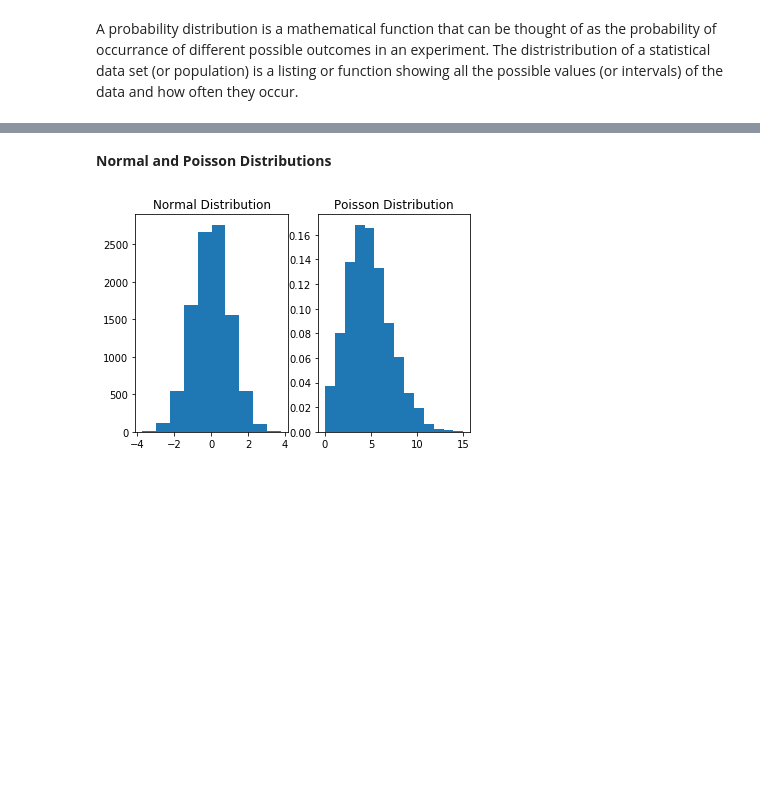
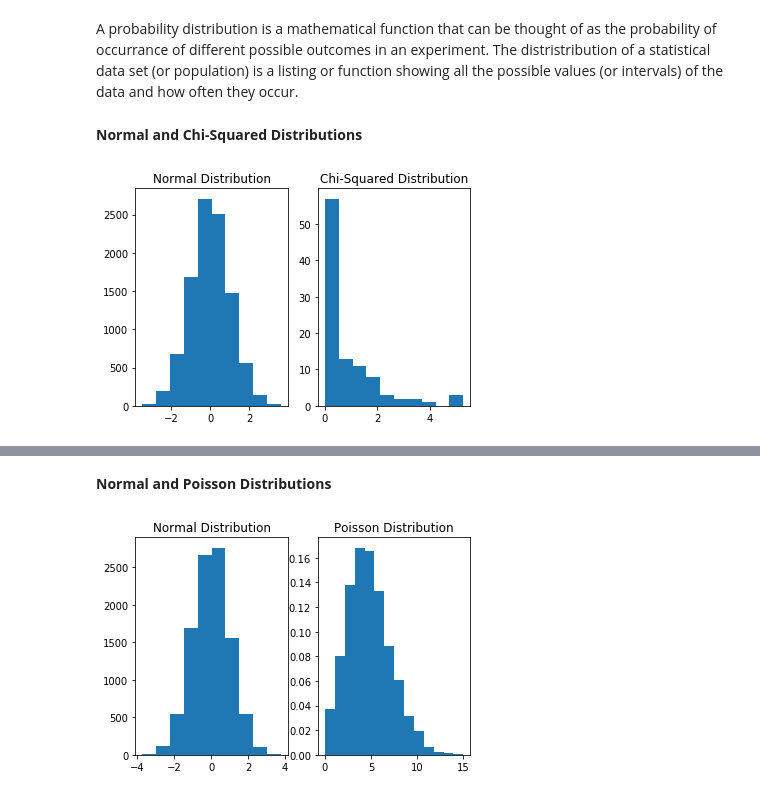
Before and after one commit to fionanealon/numpy-random, a Jupyter notebook: numpy-random.ipynb, the cells around one changed output, grey strips where cells are left out. Cells and saved outputs as stored; diff of their text form; code cells hidden in the pictures; blank space fills up the shorter version.

```diff
--- a/numpy-random.ipynb
+++ b/numpy-random.ipynb
@@ -202,3 +214,23 @@ array([3, 9, 7, 0, 2, 4, 5, 6, 8, 1])
 ![image.png](attachment:image.png)
 # %% [markdown]
 A probability distribution is a mathematical function that can be thought of as the probability of occurrance of different possible outcomes in an experiment. The distristribution of a statistical data set (or population) is a listing or function showing all the possible values (or intervals) of the data and how often they occur.
+# %% [markdown]
+**Normal and Chi-Squared Distributions**
+# %%
+import matplotlib.pyplot as plt
+import numpy as np
+
+plt.subplot(1, 2, 1)
+x = np.random.normal(0.0, 1.0, 10000)
+plt.title("Normal Distribution")
+plt.hist(x)
+
+
+plt.subplot(1, 2, 2)
+samples = np.random.chisquare(1,100)
+plt.hist(samples, bins=10)
+plt.title("Chi-Squared Distribution")
+
+plt.show()
+# %% [output]
+[figure, added]
```
Also changed, not shown: parts of 48 cells of this notebook.
